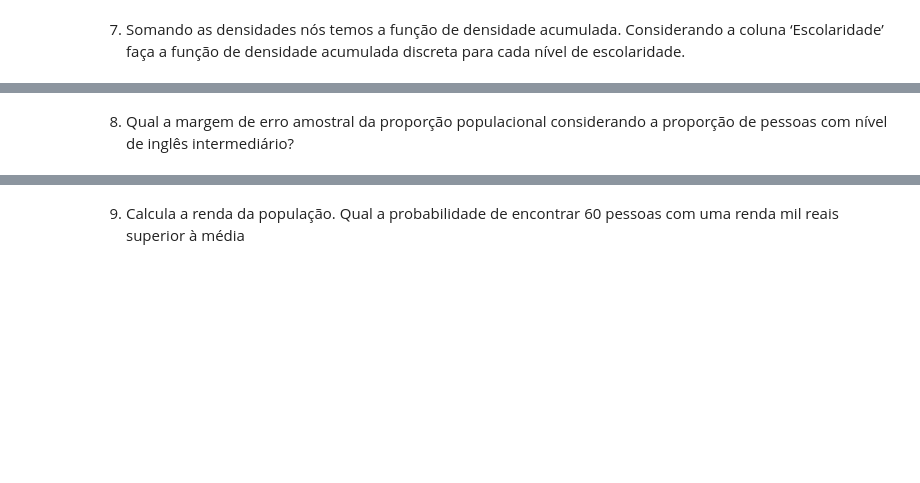
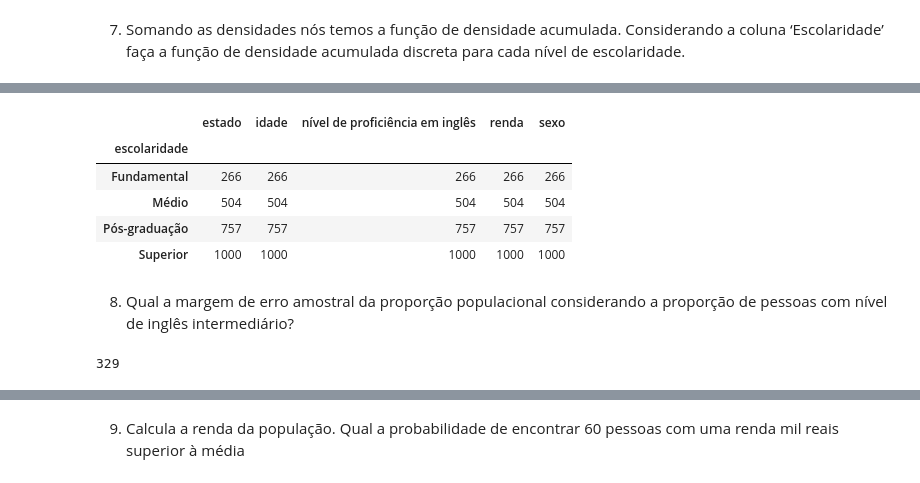
Before and after one commit to juh-rr/exercicio-estatistica2, a Jupyter notebook: exercicios.ipynb, the cells around one changed output, grey strips where cells are left out. Saved outputs shown, nothing was run; the diff lists cells and outputs as text; code cells hidden in the pictures; blank space fills up the shorter version.

```diff
--- a/exercicios.ipynb
+++ b/exercicios.ipynb
@@ -208,3 +238,12 @@ acumulada discreta para cada nível de escolaridade.
+# %%
+populacao.groupby(['escolaridade']).count().cumsum()
+# %% [output]
+|  | estado | idade | nível de proficiência em inglês | renda | sexo |
+| escolaridade |  |  |  |  |  |
+| Fundamental | 266 | 266 | 266 | 266 | 266 |
+| Médio | 504 | 504 | 504 | 504 | 504 |
+| Pós-graduação | 757 | 757 | 757 | 757 | 757 |
+| Superior | 1000 | 1000 | 1000 | 1000 | 1000 |
 # %% [markdown]
 8. Qual a margem de erro amostral da proporção populacional
 considerando a proporção de pessoas com nível de inglês
@@ -211,0 +254,4 @@ intermediário?
+# %%
+populacao[fluencia_int_mask].shape[0]
+# %% [output]
+329
```
Also changed, not shown: parts of 23 cells of this notebook.
